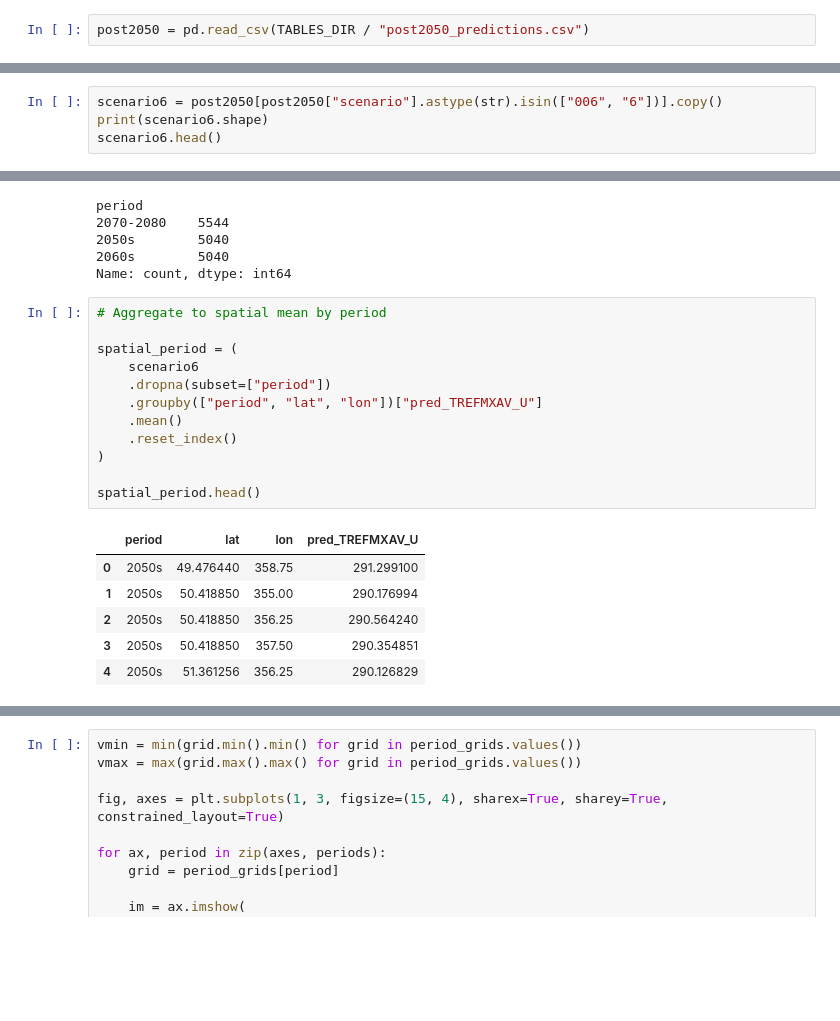
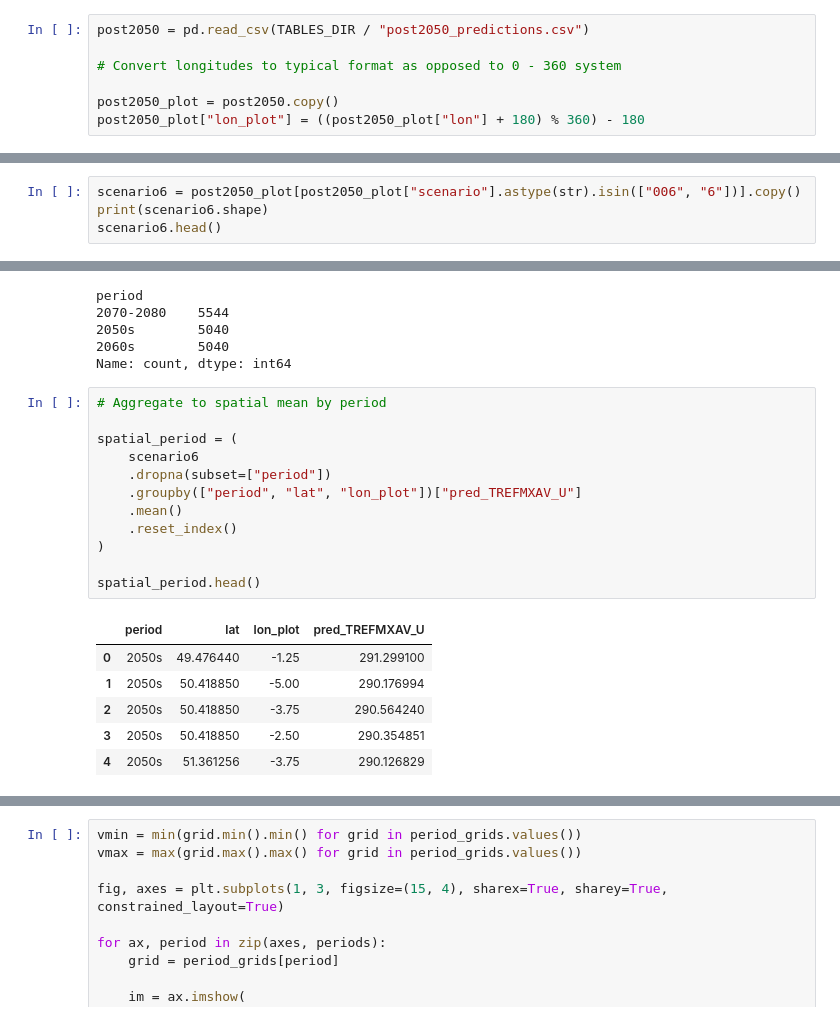
Before and after one commit to Jacob-DS-1/eds_project2, a Jupyter notebook: notebooks/04_post2050_predictions.ipynb, the cells around one changed output, grey strips where cells are left out. Saved outputs shown, nothing was run; the diff lists cells and outputs as text; blank space fills up the shorter version.

Commit message:
Add cartopy spatial mapping and corrected longitudes

```diff
--- a/notebooks/04_post2050_predictions.ipynb
+++ b/notebooks/04_post2050_predictions.ipynb
@@ -30,4 +30,9 @@ import cartopy.feature as cfeature
 from src.config import TABLES_DIR, FIGURES_DIR
 # %%
 post2050 = pd.read_csv(TABLES_DIR / "post2050_predictions.csv")
+
+# Convert longitudes to typical format as opposed to 0 - 360 system
+
+post2050_plot = post2050.copy()
+post2050_plot["lon_plot"] = ((post2050_plot["lon"] + 180) % 360) - 180
 # %%
@@ -248,7 +253,7 @@ plt.show()
 # %% [markdown]
 ## Spatial analysis of predictions for scenario 6
 # %%
-scenario6 = post2050[post2050["scenario"].astype(str).isin(["006", "6"])].copy()
+scenario6 = post2050_plot[post2050_plot["scenario"].astype(str).isin(["006", "6"])].copy()
 print(scenario6.shape)
 scenario6.head()
 # %% [output]
@@ -282,22 +287,22 @@ Name: count, dtype: int64
 # %%
 # Aggregate to spatial mean by period
 
 spatial_period = (
     scenario6
     .dropna(subset=["period"])
-    .groupby(["period", "lat", "lon"])["pred_TREFMXAV_U"]
+    .groupby(["period", "lat", "lon_plot"])["pred_TREFMXAV_U"]
     .mean()
     .reset_index()
 )
 
 spatial_period.head()
 # %% [output]
-|  | period | lat | lon | pred_TREFMXAV_U |
-| 0 | 2050s | 49.476440 | 358.75 | 291.299100 |
-| 1 | 2050s | 50.418850 | 355.00 | 290.176994 |
-| 2 | 2050s | 50.418850 | 356.25 | 290.564240 |
-| 3 | 2050s | 50.418850 | 357.50 | 290.354851 |
-| 4 | 2050s | 51.361256 | 356.25 | 290.126829 |
+|  | period | lat | lon_plot | pred_TREFMXAV_U |
+| 0 | 2050s | 49.476440 | -1.25 | 291.299100 |
+| 1 | 2050s | 50.418850 | -5.00 | 290.176994 |
+| 2 | 2050s | 50.418850 | -3.75 | 290.564240 |
+| 3 | 2050s | 50.418850 | -2.50 | 290.354851 |
+| 4 | 2050s | 51.361256 | -3.75 | 290.126829 |
 # %%
 periods = ["2050s", "2060s", "2070-2080"]
 
```
Also changed, not shown: parts of 9 cells of this notebook.
